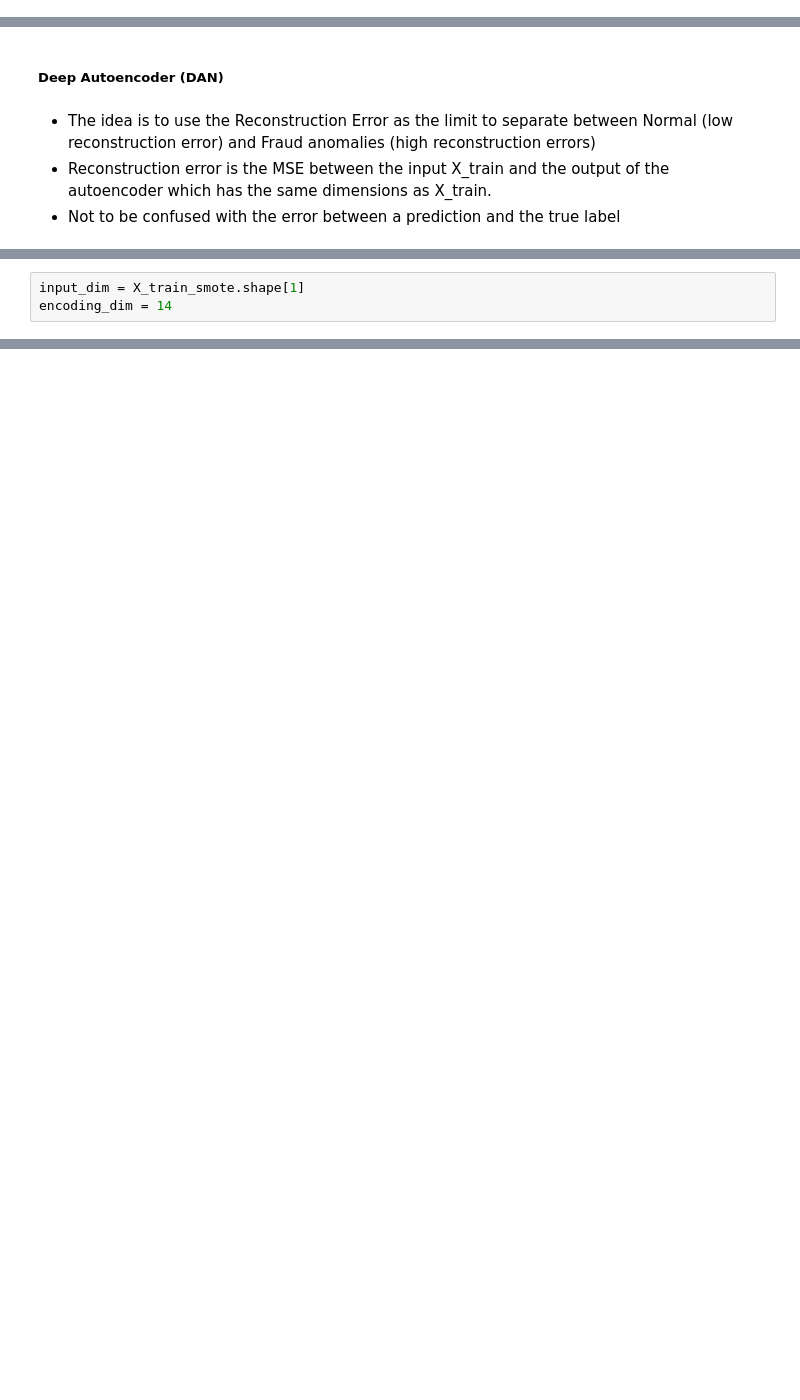
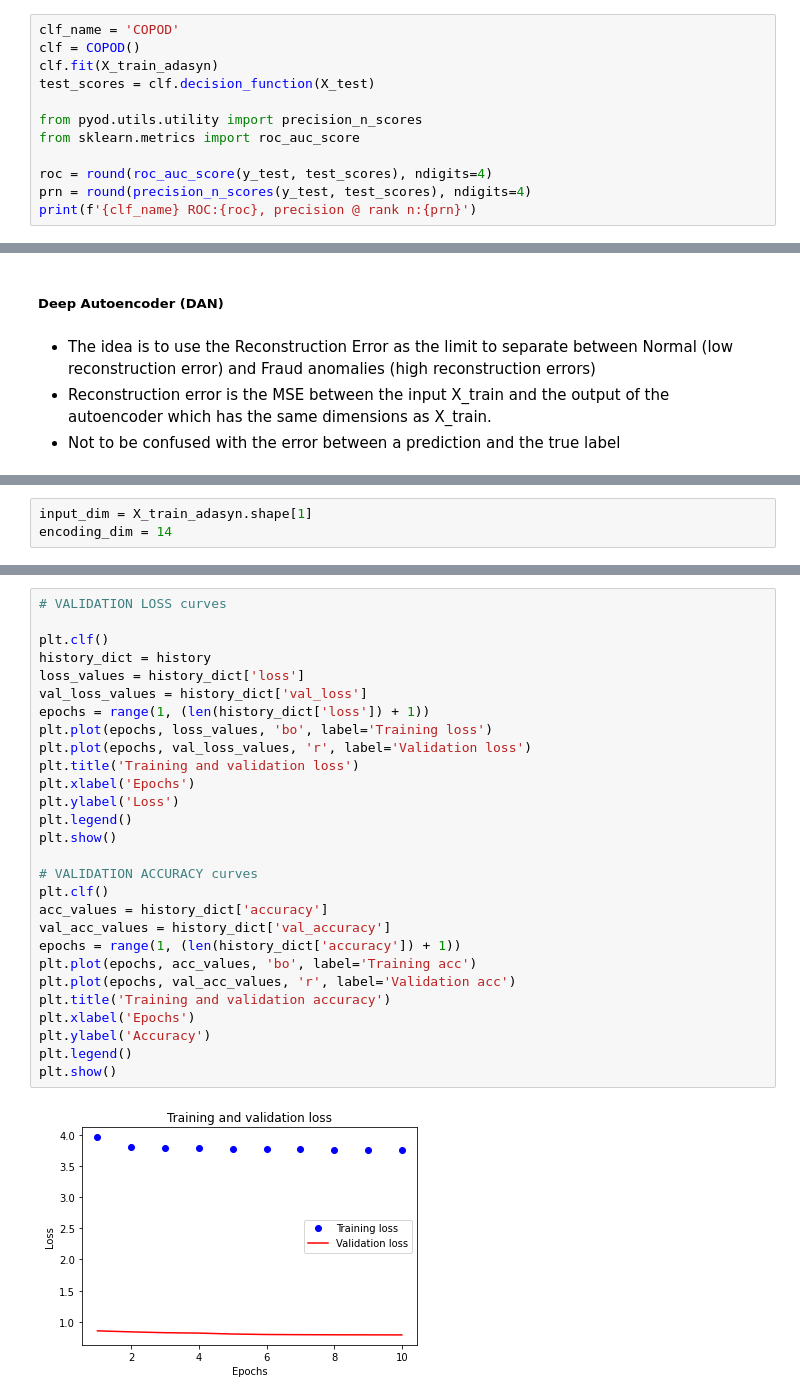
Before and after one commit to OdenDavid/Credit-Card-Fraud-Detection, a Jupyter notebook: project.ipynb, the cells around one changed output, grey strips where cells are left out. Saved outputs shown, nothing was run; the diff lists cells and outputs as text; blank space fills up the shorter version.

```diff
--- a/project.ipynb
+++ b/project.ipynb
@@ -582,0 +616,12 @@ F1 : 0.07104
+# %%
+clf_name = 'COPOD'
+clf = COPOD()
+clf.fit(X_train_adasyn)
+test_scores = clf.decision_function(X_test)
+
+from pyod.utils.utility import precision_n_scores
+from sklearn.metrics import roc_auc_score
+
+roc = round(roc_auc_score(y_test, test_scores), ndigits=4)
+prn = round(precision_n_scores(y_test, test_scores), ndigits=4)
+print(f'{clf_name} ROC:{roc}, precision @ rank n:{prn}')
@@ -589,5 +638,5 @@ F1 : 0.07104
 # %%
-input_dim = X_train_smote.shape[1]
+input_dim = X_train_adasyn.shape[1]
 encoding_dim = 14
 # %%
 # Keras Auto Encoder model
@@ -606,0 +720,30 @@ autoencoder.summary()
+# %%
+# VALIDATION LOSS curves
+
+plt.clf()
+history_dict = history
+loss_values = history_dict['loss']
+val_loss_values = history_dict['val_loss']
+epochs = range(1, (len(history_dict['loss']) + 1))
+plt.plot(epochs, loss_values, 'bo', label='Training loss')
+plt.plot(epochs, val_loss_values, 'r', label='Validation loss')
+plt.title('Training and validation loss')
+plt.xlabel('Epochs')
+plt.ylabel('Loss')
+plt.legend()
+plt.show()
+
+# VALIDATION ACCURACY curves
+plt.clf()
+acc_values = history_dict['accuracy']
+val_acc_values = history_dict['val_accuracy']
+epochs = range(1, (len(history_dict['accuracy']) + 1))
+plt.plot(epochs, acc_values, 'bo', label='Training acc')
+plt.plot(epochs, val_acc_values, 'r', label='Validation acc')
+plt.title('Training and validation accuracy')
+plt.xlabel('Epochs')
+plt.ylabel('Accuracy')
+plt.legend()
+plt.show()
+# %% [output]
+[figure, added]
```
Also changed, not shown: parts of 34 cells of this notebook.
